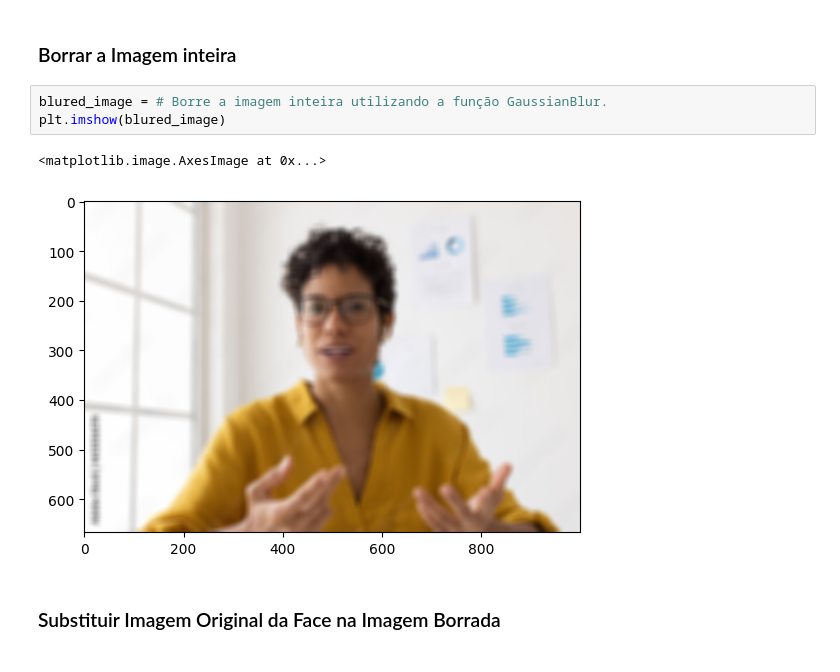
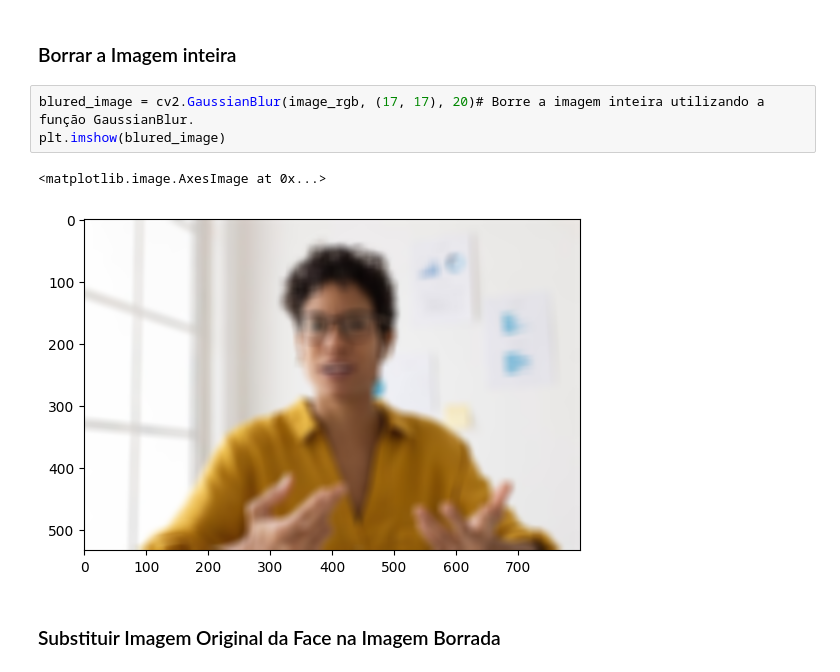
Before and after one commit to joseph-cbp/atividades-visao-computacional, a Jupyter notebook: Desafio 01/VC_Desafio_1.ipynb, the cells around one changed output. Saved outputs shown, nothing was run; the diff lists cells and outputs as text.

Commit message:
chore: adiciona blur

```diff
--- a/Desafio 01/VC_Desafio_1.ipynb
+++ b/Desafio 01/VC_Desafio_1.ipynb
@@ -69,11 +69,11 @@ plt.imshow(face_img)
 # %% [markdown]
 ### Borrar a Imagem inteira
 # %%
-blured_image = # Borre a imagem inteira utilizando a função GaussianBlur.
+blured_image = cv2.GaussianBlur(image_rgb, (17, 17), 20)# Borre a imagem inteira utilizando a função GaussianBlur.
 plt.imshow(blured_image)
 # %% [output]
 <matplotlib.image.AxesImage at 0x...>
-[figure, old version]
+[figure, new version]
 # %% [markdown]
 ### Substituir Imagem Original da Face na Imagem Borrada
 # %%
```
Also changed, not shown: parts of 3 cells of this notebook.
